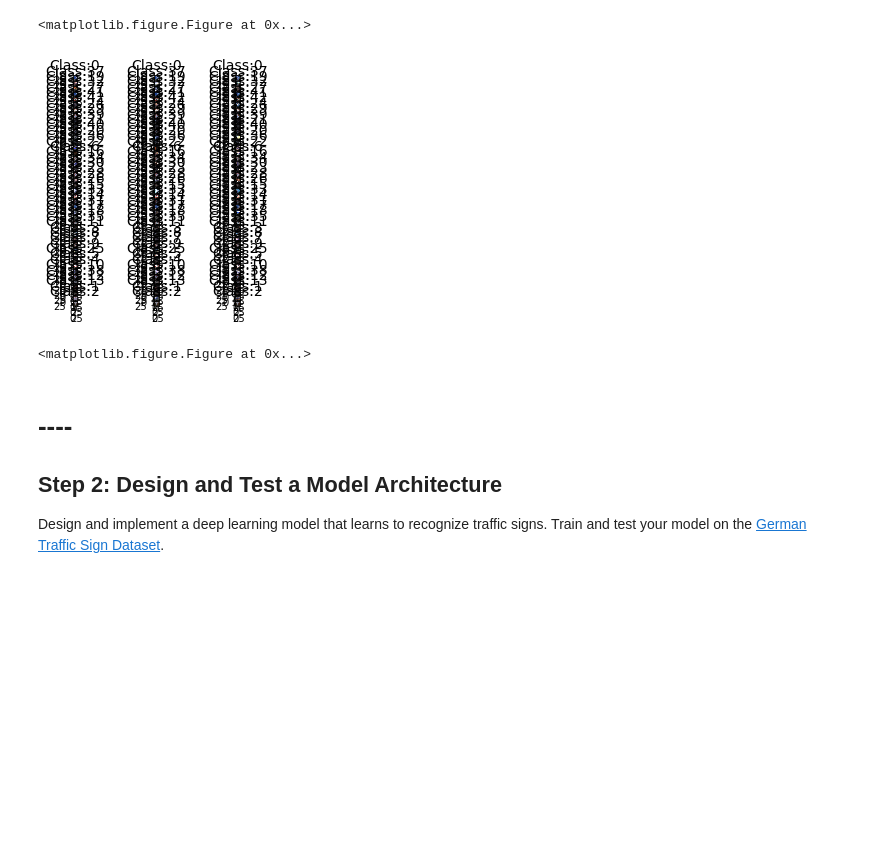
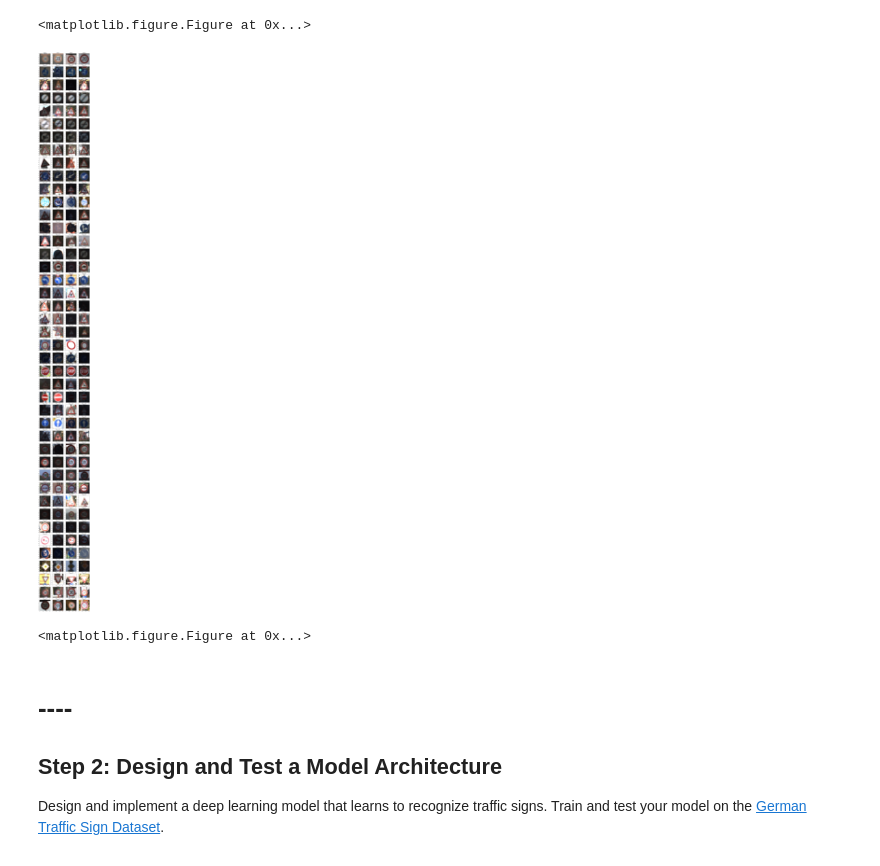
Before and after one commit to AbdulTheProgrammer/CarND-Traffic-Sign-Classifier-Project, a Jupyter notebook: Traffic_Sign_Classifier.ipynb, the cells around one changed output. Cells and saved outputs as stored; diff of their text form; code cells hidden in the pictures; blank space fills up the shorter version.

Commit message:
fixed visualization bug

```diff
--- a/Traffic_Sign_Classifier.ipynb
+++ b/Traffic_Sign_Classifier.ipynb
@@ -280,19 +280,20 @@ All image successfully loaded!
 [figure]
 <matplotlib.figure.Figure at 0x...>
 # %%
-f, axarr = plt.subplots(n_classes, 3, figsize=(32,32))
+f, axarr = plt.subplots(n_classes, 4, figsize=(15,n_classes*4))
 plt.figure()
-f.subplots_adjust(left=0.1, right=0.9, bottom=0.1, top=0.9)
+fig.subplots_adjust(hspace = .4, wspace=.001)
 #f.tight_layout()
 
 for i in range(0, n_classes):
-    for j in range (3):
+    for j in range (4):
+        randomIndex = np.random.randint(0, freq[i])
         subtitle = "Class:" + str(labels[i])
         axarr[i,j].set_title(subtitle, fontsize=14)
-        axarr[i,j].imshow(X_train[indices[i] + j].squeeze())
         axarr[i,j].set_aspect(aspect=1, adjustable='box')
+        axarr[i,j].imshow(X_train[indices[i] + randomIndex])
 # %% [output]
-[figure, old version]
+[figure, new version]
 <matplotlib.figure.Figure at 0x...>
 # %%
 
```
